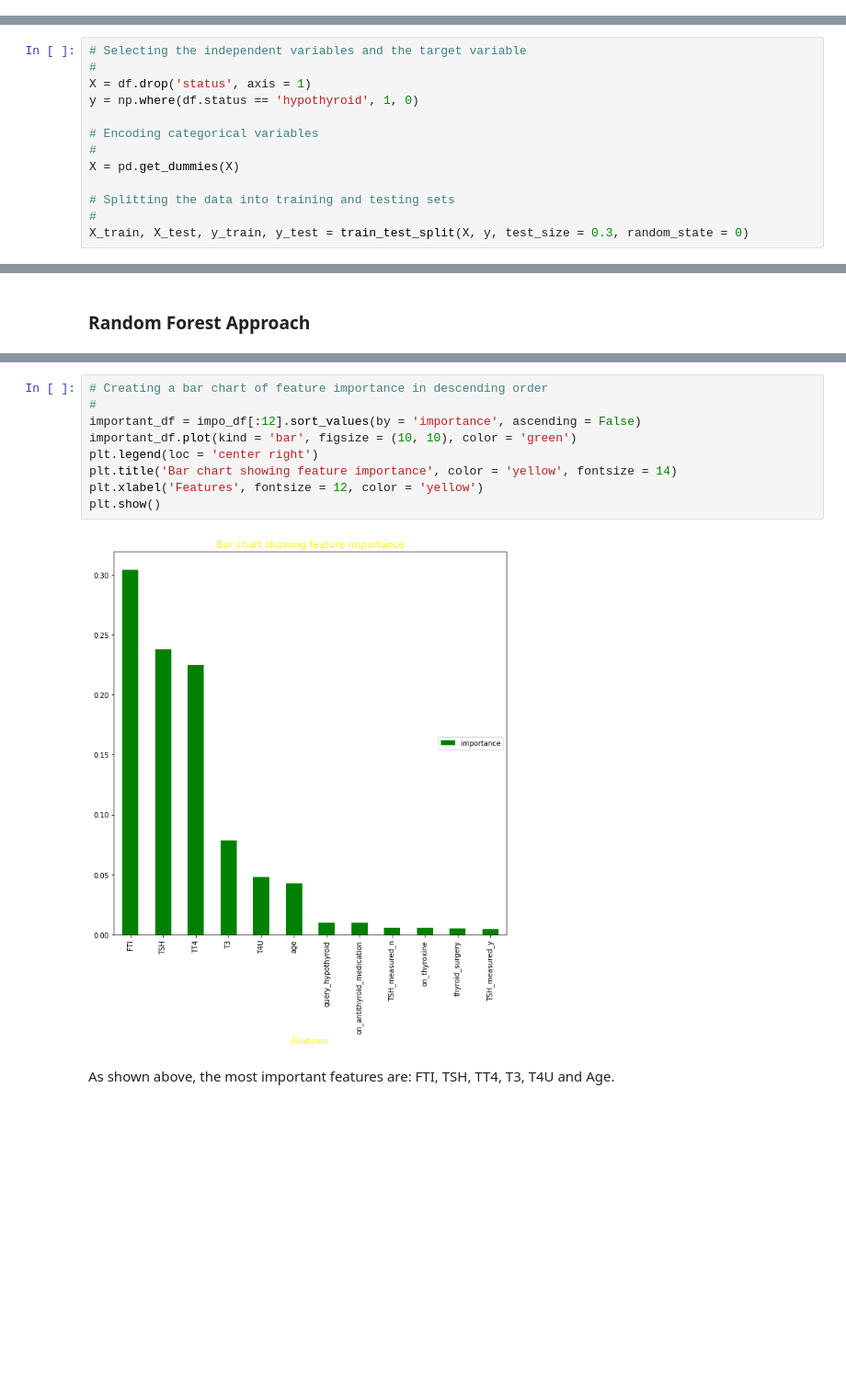
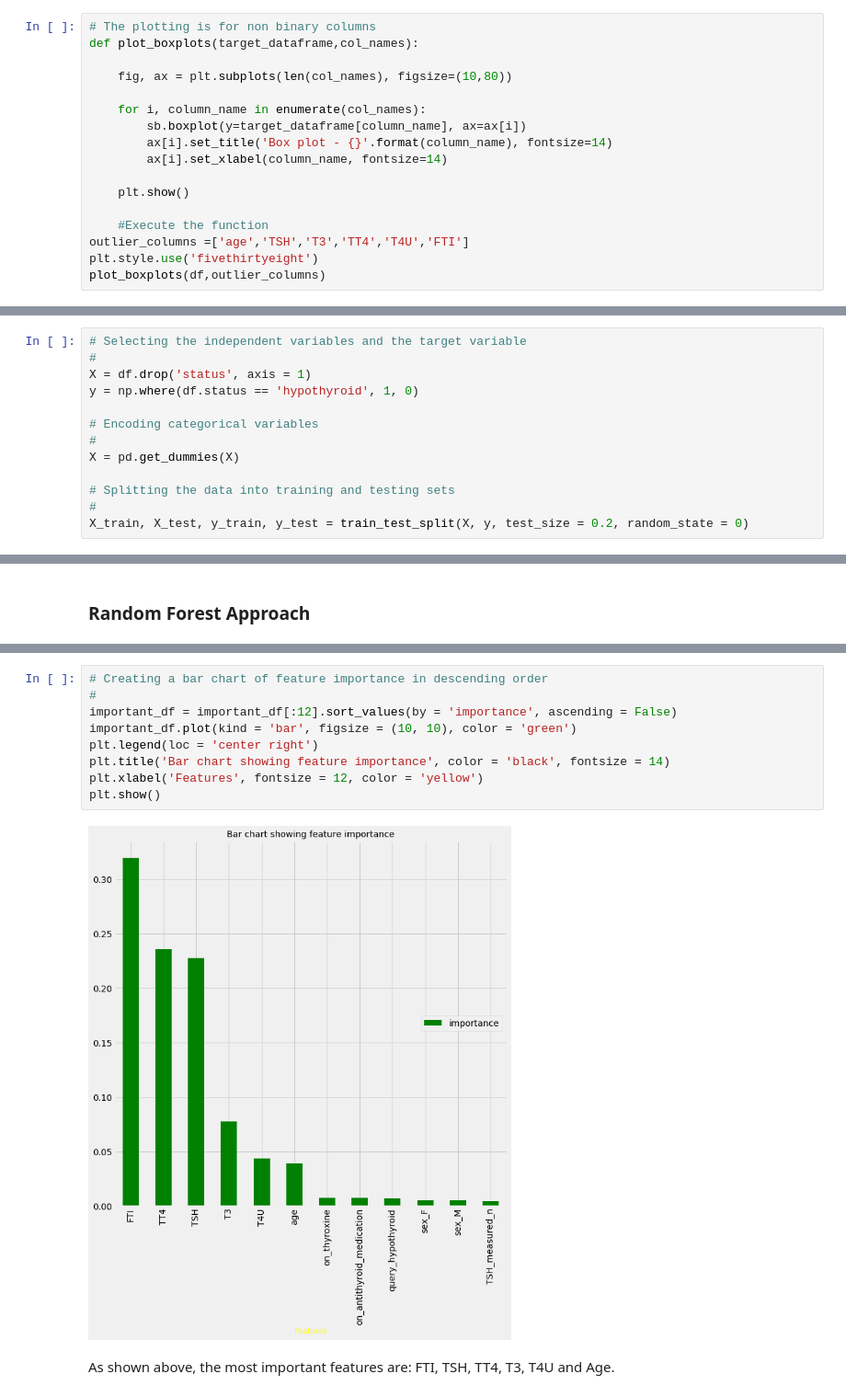
Before and after one commit to Machocho254/HYpothyrodism-Prediction, a Jupyter notebook: Hypothyrodism_Week8_IP_MS_CORE_JANUARY_2020_MACHOCHO_MENGO.ipynb, the cells around one changed output, grey strips where cells are left out. Shown at 92% size. Saved outputs shown, nothing was run; the diff lists cells and outputs as text; blank space fills up the shorter version.

```diff
--- a/Hypothyrodism_Week8_IP_MS_CORE_JANUARY_2020_MACHOCHO_MENGO.ipynb
+++ b/Hypothyrodism_Week8_IP_MS_CORE_JANUARY_2020_MACHOCHO_MENGO.ipynb
@@ -379,0 +423,17 @@ plt.show()
+# %%
+# The plotting is for non binary columns
+def plot_boxplots(target_dataframe,col_names):
+
+    fig, ax = plt.subplots(len(col_names), figsize=(10,80))
+
+    for i, column_name in enumerate(col_names):
+        sb.boxplot(y=target_dataframe[column_name], ax=ax[i])
+        ax[i].set_title('Box plot - {}'.format(column_name), fontsize=14)
+        ax[i].set_xlabel(column_name, fontsize=14)
+
+    plt.show()
+
+    #Execute the function
+outlier_columns =['age','TSH','T3','TT4','T4U','FTI']
+plt.style.use('fivethirtyeight')
+plot_boxplots(df,outlier_columns)
@@ -527,5 +779,5 @@ X = pd.get_dummies(X)
 
 # Splitting the data into training and testing sets
 #
-X_train, X_test, y_train, y_test = train_test_split(X, y, test_size = 0.3, random_state = 0)
+X_train, X_test, y_train, y_test = train_test_split(X, y, test_size = 0.2, random_state = 0)
 # %%
@@ -619,14 +874,14 @@ We could visualize the output above in a barchart.
 # %%
 # Creating a bar chart of feature importance in descending order
 #
-important_df = impo_df[:12].sort_values(by = 'importance', ascending = False)
+important_df = important_df[:12].sort_values(by = 'importance', ascending = False)
 important_df.plot(kind = 'bar', figsize = (10, 10), color = 'green')
 plt.legend(loc = 'center right')
-plt.title('Bar chart showing feature importance', color = 'yellow', fontsize = 14)
+plt.title('Bar chart showing feature importance', color = 'black', fontsize = 14)
 plt.xlabel('Features', fontsize = 12, color = 'yellow')
 plt.show()
 # %% [output]
-[figure, old version]
+[figure, new version]
 # %% [markdown]
 As shown above, the most important features are:
 FTI, TSH, TT4, T3, T4U and Age.
```
Also changed, not shown: parts of 65 cells of this notebook.
